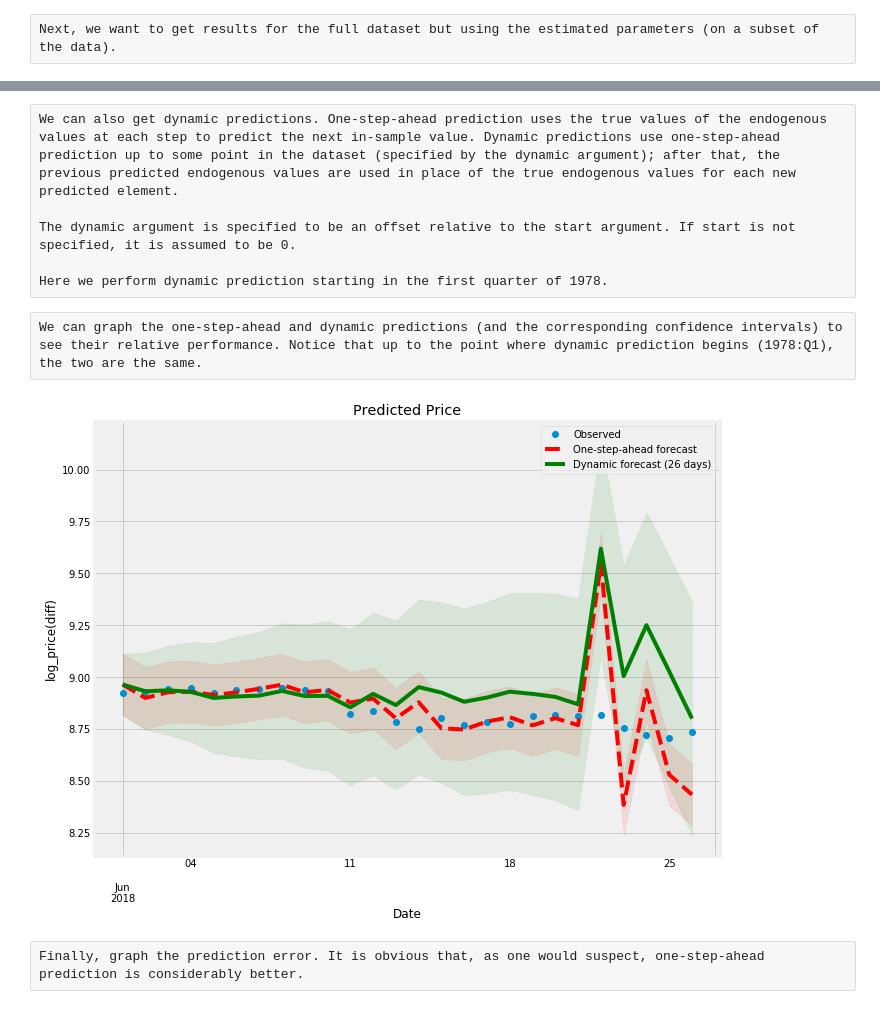
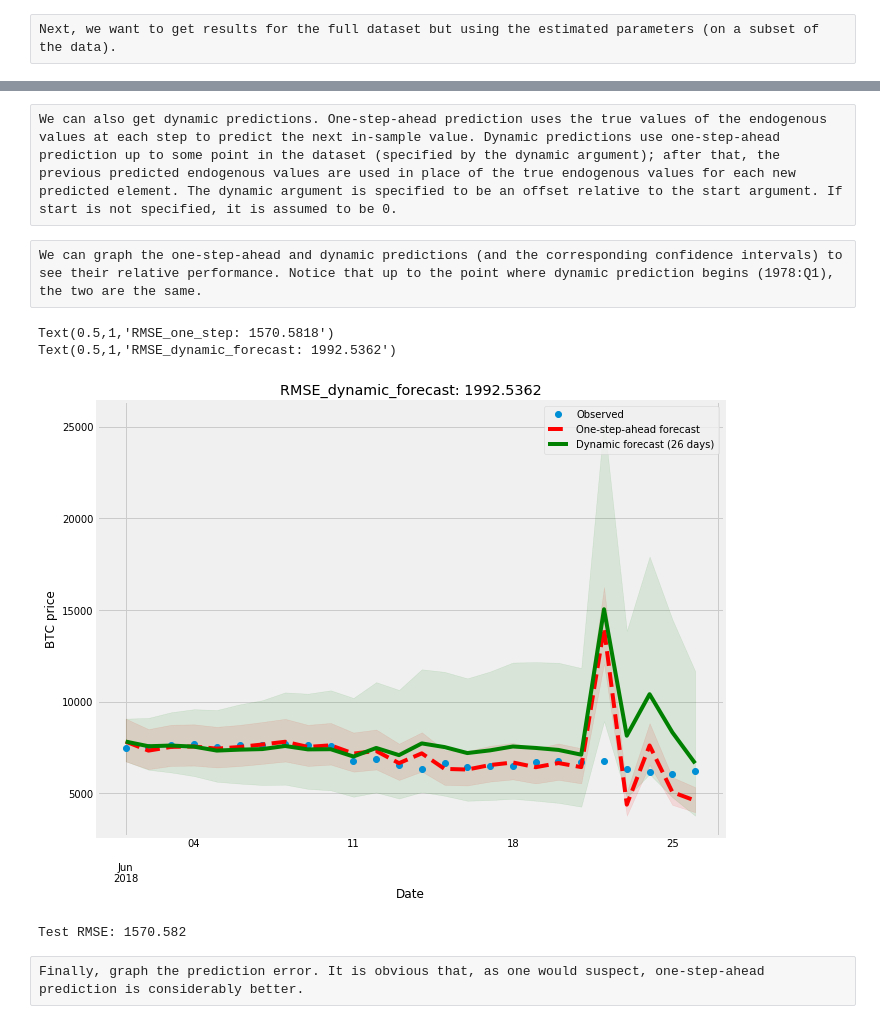
Before and after one commit to DEREJEGETU/Predicting-Bitcoin-Prices, a Jupyter notebook: Predicting BTC Price.ipynb, the cells around one changed output, grey strips where cells are left out. Saved outputs shown, nothing was run; the diff lists cells and outputs as text; code cells hidden in the pictures.

```diff
--- a/Predicting BTC Price.ipynb
+++ b/Predicting BTC Price.ipynb
@@ -2067,11 +1669,7 @@ With no other arguments, predict returns the one-step-ahead in-sample prediction
 predict = res.get_prediction()
 predict_ci = predict.conf_int()
 # %% [raw]
-We can also get dynamic predictions. One-step-ahead prediction uses the true values of the endogenous values at each step to predict the next in-sample value. Dynamic predictions use one-step-ahead prediction up to some point in the dataset (specified by the dynamic argument); after that, the previous predicted endogenous values are used in place of the true endogenous values for each new predicted element.
-
-The dynamic argument is specified to be an offset relative to the start argument. If start is not specified, it is assumed to be 0.
-
-Here we perform dynamic prediction starting in the first quarter of 1978.
+We can also get dynamic predictions. One-step-ahead prediction uses the true values of the endogenous values at each step to predict the next in-sample value. Dynamic predictions use one-step-ahead prediction up to some point in the dataset (specified by the dynamic argument); after that, the previous predicted endogenous values are used in place of the true endogenous values for each new predicted element. The dynamic argument is specified to be an offset relative to the start argument. If start is not specified, it is assumed to be 0.
 # %%
 # Dynamic predictions
 predict_dy = res.get_prediction(dynamic='2018-06-01')
@@ -2081,23 +1679,34 @@ We can graph the one-step-ahead and dynamic predictions (and the corresponding c
 # %%
 # Graph
 fig, ax = plt.subplots(figsize=(10,8))
 npre = 4
-ax.set(title='Predicted Price', xlabel='Date', ylabel='log_price(diff)')
+ax.set(title='Predicted Price', xlabel='Date', ylabel='BTC price')
 
 # Plot data points
-test_y.plot(ax=ax, style='o', label='Observed')
+np.exp(test_y).plot(ax=ax, style='o', label='Observed')
 
 # Plot predictions
-predict.predicted_mean.loc['2018-06-01':].plot(ax=ax, style='r--', label='One-step-ahead forecast')
-ci = predict_ci.loc['2018-06-01':]
+np.exp(predict.predicted_mean.loc['2018-06-01':]).plot(ax=ax, style='r--', label='One-step-ahead forecast')
+ci = np.exp(predict_ci.loc['2018-06-01':])
 ax.fill_between(ci.index, ci.iloc[:,0], ci.iloc[:,1], color='r', alpha=0.1)
-predict_dy.predicted_mean.loc['2018-06-01':].plot(ax=ax, style='g', label='Dynamic forecast (26 days)')
-ci = predict_dy_ci.loc['2018-06-01':]
+np.exp(predict_dy.predicted_mean.loc['2018-06-01':]).plot(ax=ax, style='g', label='Dynamic forecast (26 days)')
+ci = np.exp(predict_dy_ci.loc['2018-06-01':])
 ax.fill_between(ci.index, ci.iloc[:,0], ci.iloc[:,1], color='g', alpha=0.1)
 
 legend = ax.legend(loc='best')
+
+print(plt.title('RMSE_one_step: %.4f'% np.sqrt(sum((np.exp(predict.predicted_mean.loc['2018-06-01':])-np.exp(test_y)).fillna(0)**2)/len(np.exp(test_y)))))
+
+print(plt.title('RMSE_dynamic_forecast: %.4f'% np.sqrt(sum((np.exp(predict_dy.predicted_mean.loc['2018-06-01':])-np.exp(test_y)).fillna(0)**2)/len(np.exp(test_y)))))
 # %% [output]
+Text(0.5,1,'RMSE_one_step: 1570.5818')
+Text(0.5,1,'RMSE_dynamic_forecast: 1992.5362')
-[figure, old version]
+[figure, new version]
+# %%
+rmse = sqrt(mean_squared_error(np.exp(test_y), np.exp(predict.predicted_mean.loc['2018-06-01':])))
+print('Test RMSE: %.3f' % rmse)
+# %% [output]
+Test RMSE: 1570.582
 # %% [raw]
 Finally, graph the prediction error. It is obvious that, as one would suspect, one-step-ahead prediction is considerably better.
 # %%
```
Also changed, not shown: parts of 153 cells of this notebook.
